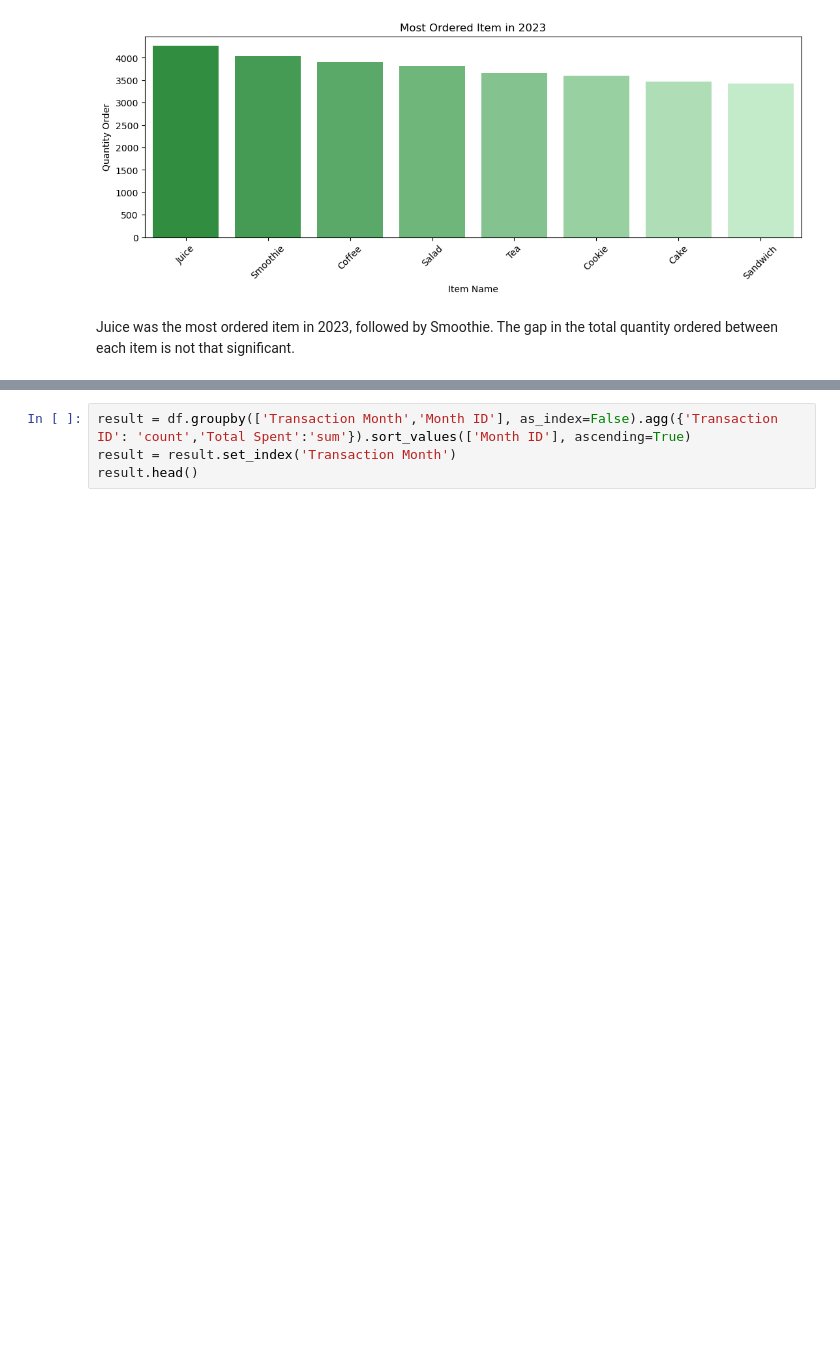
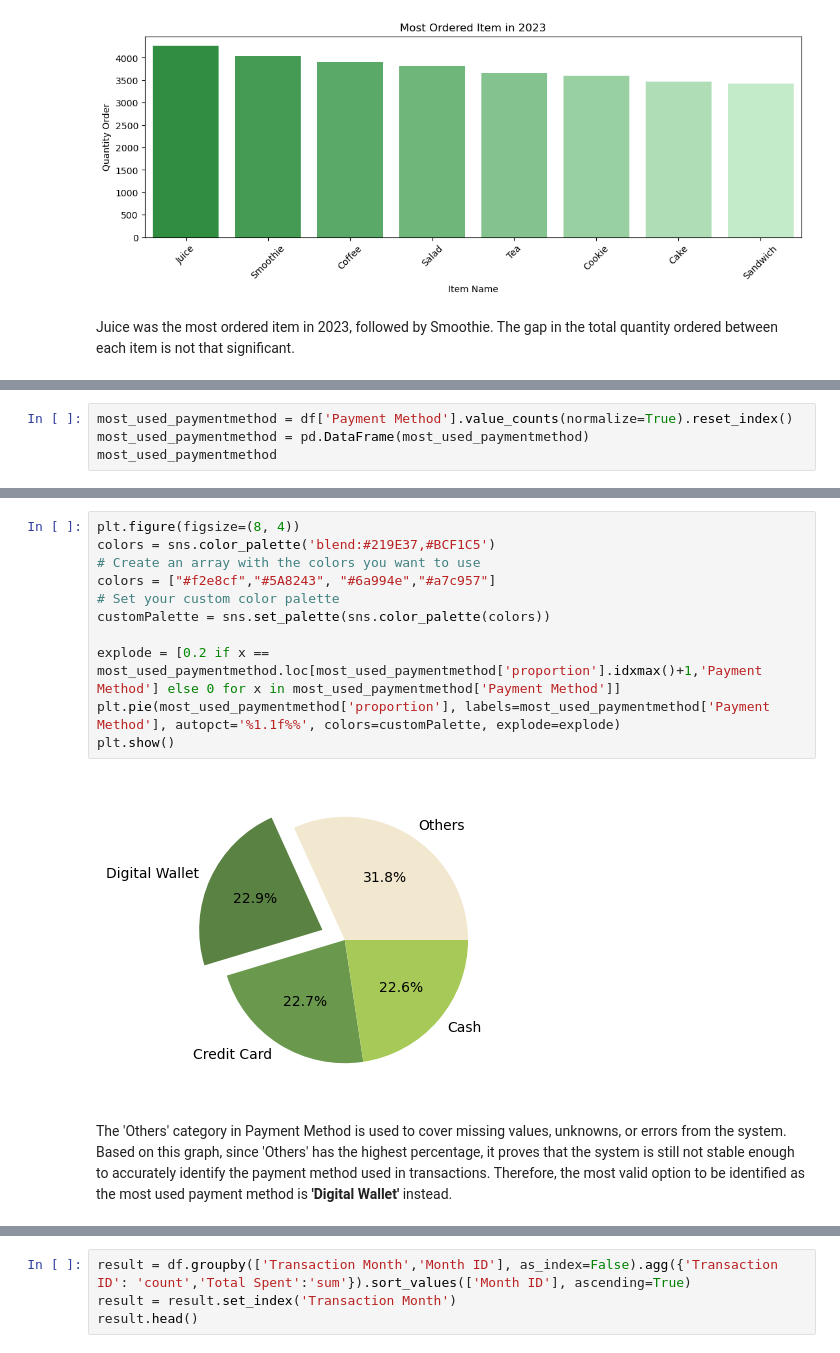
Before and after one commit to jeeenss/Data-Analysis-with-Python, a Jupyter notebook: Cafe_Sales/cafe_sales_analysis.ipynb, the cells around one changed output, grey strips where cells are left out. Drawn from its saved outputs; the diff is of its cells as text; blank space fills up the shorter version.

Commit message:
added visualization of most payment method used

```diff
--- a/Cafe_Sales/cafe_sales_analysis.ipynb
+++ b/Cafe_Sales/cafe_sales_analysis.ipynb
@@ -1141,0 +1144,4 @@ Juice was the most ordered item in 2023, followed by Smoothie. The gap in the to
+# %%
+most_used_paymentmethod = df['Payment Method'].value_counts(normalize=True).reset_index()
+most_used_paymentmethod = pd.DataFrame(most_used_paymentmethod)
+most_used_paymentmethod
@@ -1141,0 +1154,15 @@ Juice was the most ordered item in 2023, followed by Smoothie. The gap in the to
+# %%
+plt.figure(figsize=(8, 4))
+colors = sns.color_palette('blend:#219E37,#BCF1C5')
+# Create an array with the colors you want to use
+colors = ["#f2e8cf","#5A8243", "#6a994e","#a7c957"]
+# Set your custom color palette
+customPalette = sns.set_palette(sns.color_palette(colors))
+
+explode = [0.2 if x == most_used_paymentmethod.loc[most_used_paymentmethod['proportion'].idxmax()+1,'Payment Method'] else 0 for x in most_used_paymentmethod['Payment Method']]
+plt.pie(most_used_paymentmethod['proportion'], labels=most_used_paymentmethod['Payment Method'], autopct='%1.1f%%', colors=customPalette, explode=explode)
+plt.show()
+# %% [output]
+[figure, added]
+# %% [markdown]
+The 'Others' category in Payment Method is used to cover missing values, unknowns, or errors from the system. Based on this graph, since 'Others' has the highest percentage, it proves that the system is still not stable enough to accurately identify the payment method used in transactions. Therefore, the most valid option to be identified as the most used payment method is <b>'Digital Wallet'</b> instead.
```
Also changed, not shown: parts of 5 cells of this notebook.
